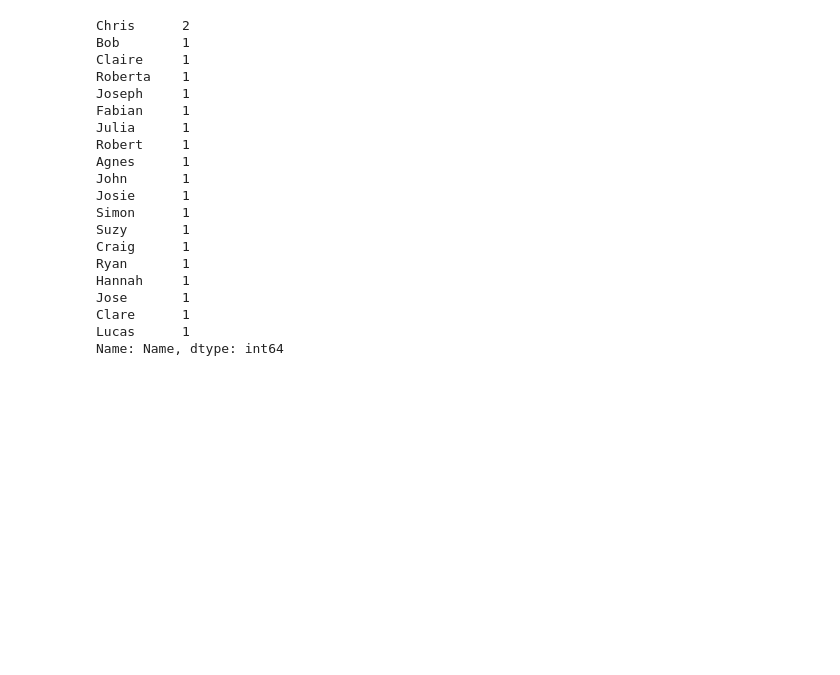
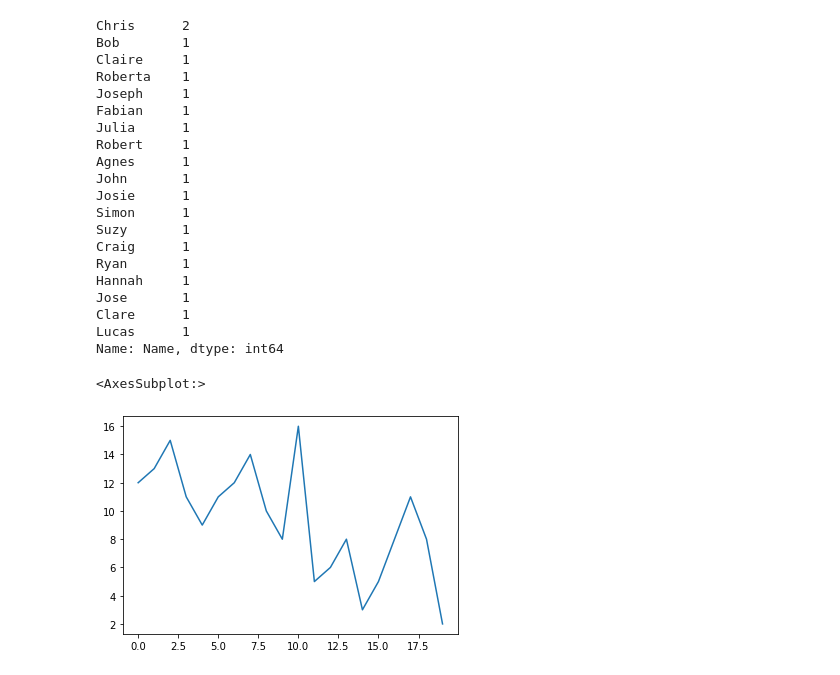
Before and after one commit to ssciwr/jupyter-data-exploration-live, a Jupyter notebook: part2.ipynb, the cells around one changed output. Cells and saved outputs as stored; diff of their text form; code cells hidden in the pictures; blank space fills up the shorter version.

```diff
--- a/part2.ipynb
+++ b/part2.ipynb
@@ -506,3 +506,8 @@ Jose       1
 Clare      1
 Lucas      1
 Name: Name, dtype: int64
+# %%
+df["Age"].plot()
+# %% [output]
+<AxesSubplot:>
+[figure, added]
```
Also changed, not shown: parts of 1 cell of this notebook.
